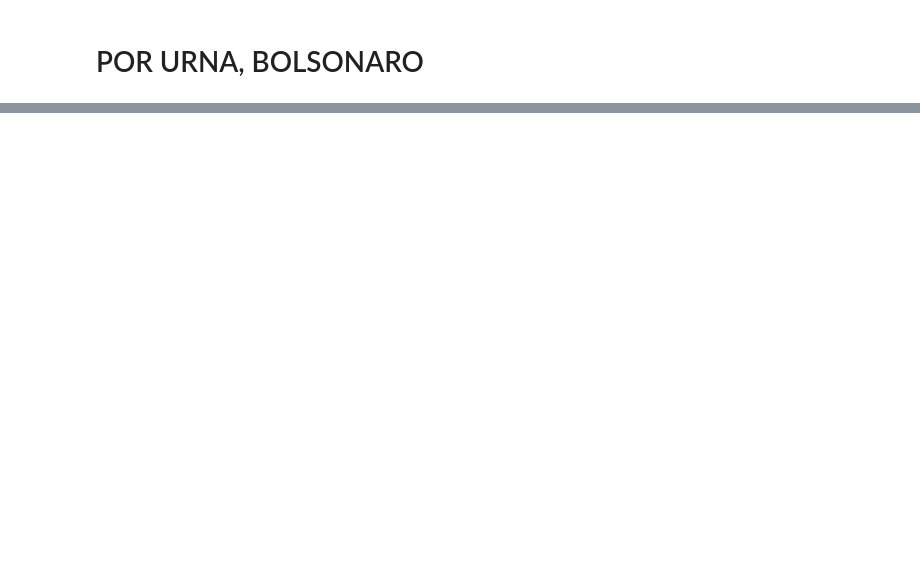
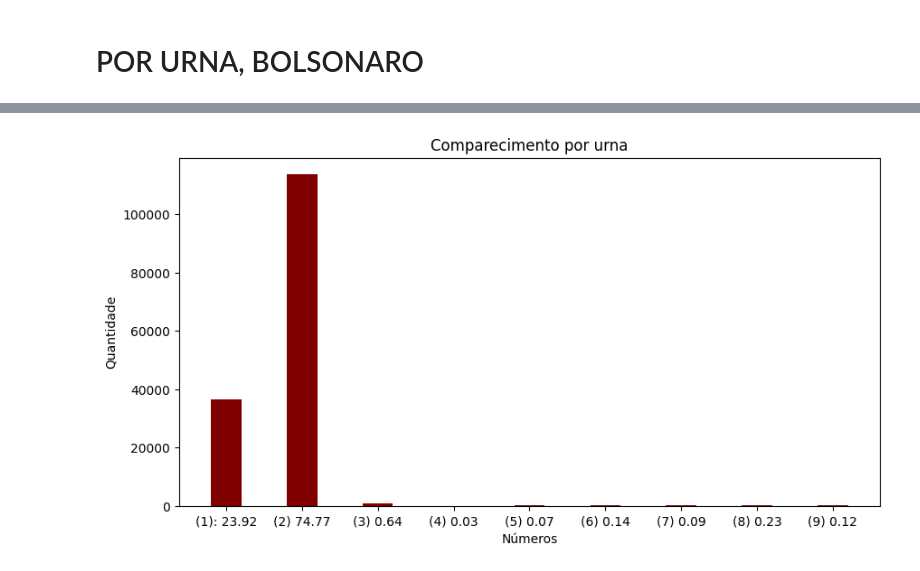
Before and after one commit to arturbernardo/benfords_law_2022, a Jupyter notebook: Benford_Distribution.ipynb, the cells around one changed output, grey strips where cells are left out. Drawn from its saved outputs; the diff is of its cells as text; code cells hidden in the pictures; blank space fills up the shorter version.

```diff
--- a/Benford_Distribution.ipynb
+++ b/Benford_Distribution.ipynb
@@ -249,0 +341,46 @@ plt.show()
+# %%
+percent_comparecimento_1 = df_comparecimento_1.size * 100 / total_comparecimento
+percent_comparecimento_2 = df_comparecimento_2.size * 100 / total_comparecimento
+percent_comparecimento_3 = df_comparecimento_3.size * 100 / total_comparecimento
+percent_comparecimento_4 = df_comparecimento_4.size * 100 / total_comparecimento
+percent_comparecimento_5 = df_comparecimento_5.size * 100 / total_comparecimento
+percent_comparecimento_6 = df_comparecimento_6.size * 100 / total_comparecimento
+percent_comparecimento_7 = df_comparecimento_7.size * 100 / total_comparecimento
+percent_comparecimento_8 = df_comparecimento_8.size * 100 / total_comparecimento
+percent_comparecimento_9 = df_comparecimento_9.size * 100 / total_comparecimento
+
+cem = percent_comparecimento_1 + percent_comparecimento_2 + percent_comparecimento_3 + percent_comparecimento_4 + percent_comparecimento_5 + percent_comparecimento_6 + percent_comparecimento_7 + percent_comparecimento_8 + percent_comparecimento_9
+# %%
+labels = ['(1): %.2f' %percent_comparecimento_1,
+        '(2) %.2f' %percent_comparecimento_2,
+        '(3) %.2f' %percent_comparecimento_3,
+        '(4) %.2f' %percent_comparecimento_4,
+        '(5) %.2f' %percent_comparecimento_5,
+        '(6) %.2f' %percent_comparecimento_6,
+        '(7) %.2f' %percent_comparecimento_7,
+        '(8) %.2f' %percent_comparecimento_8,
+        '(9) %.2f' %percent_comparecimento_9]
+
+valores = [df_comparecimento_1.size,
+          df_comparecimento_2.size,
+          df_comparecimento_3.size,
+          df_comparecimento_4.size,
+          df_comparecimento_5.size,
+          df_comparecimento_6.size,
+          df_comparecimento_7.size,
+          df_comparecimento_8.size,
+          df_comparecimento_9.size]
+numbers = list(labels)
+amounts = list(valores)
+
+fig = plt.figure(figsize = (10, 5))
+
+    # creating the bar plot
+plt.bar(numbers, amounts, color ='maroon', width = 0.4)
+
+plt.xlabel("Números")
+plt.ylabel("Quantidade")
+plt.title("Comparecimento por urna")
+plt.show()
+# %% [output]
+[figure, added]
```
Also changed, not shown: parts of 16 cells of this notebook.
